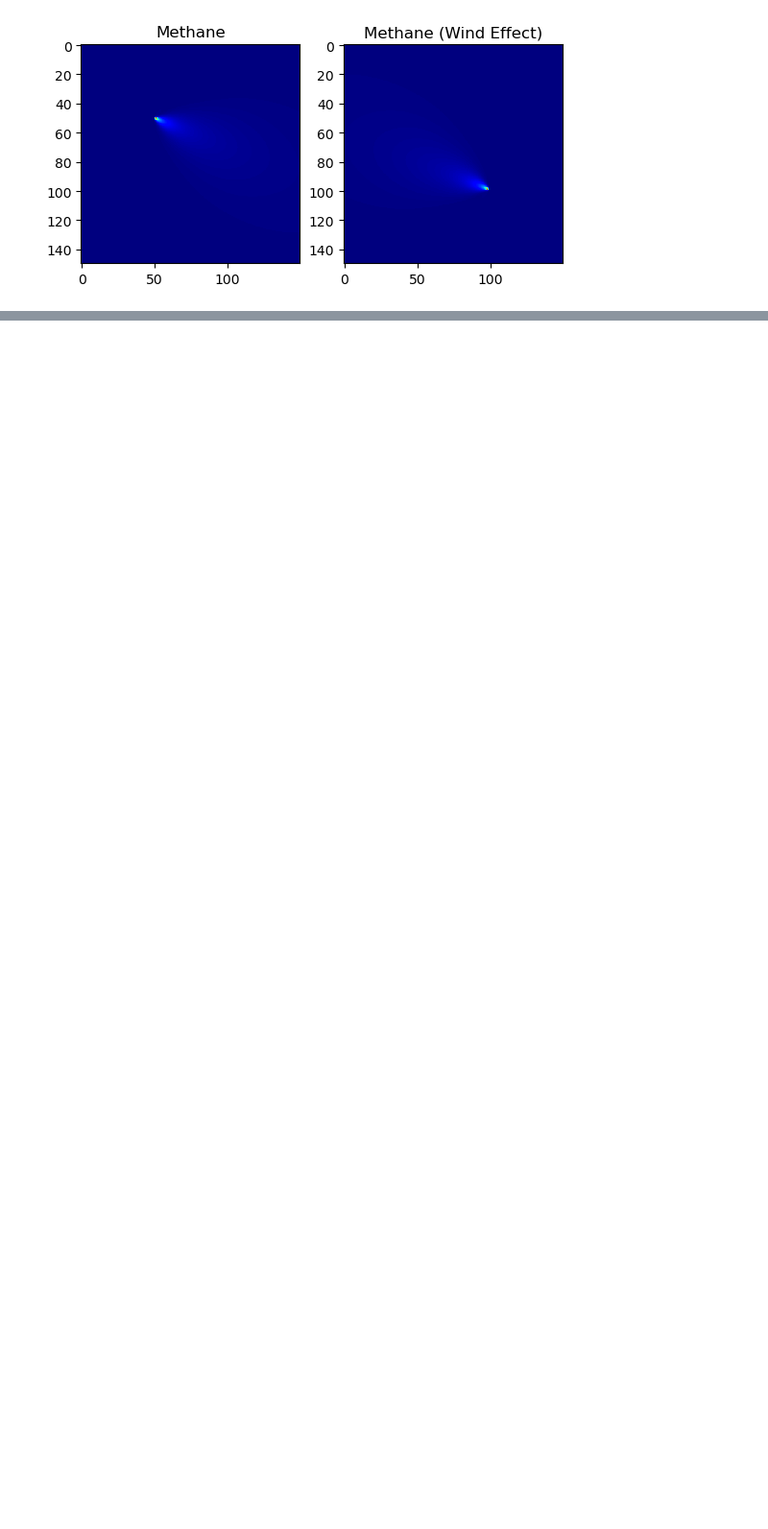
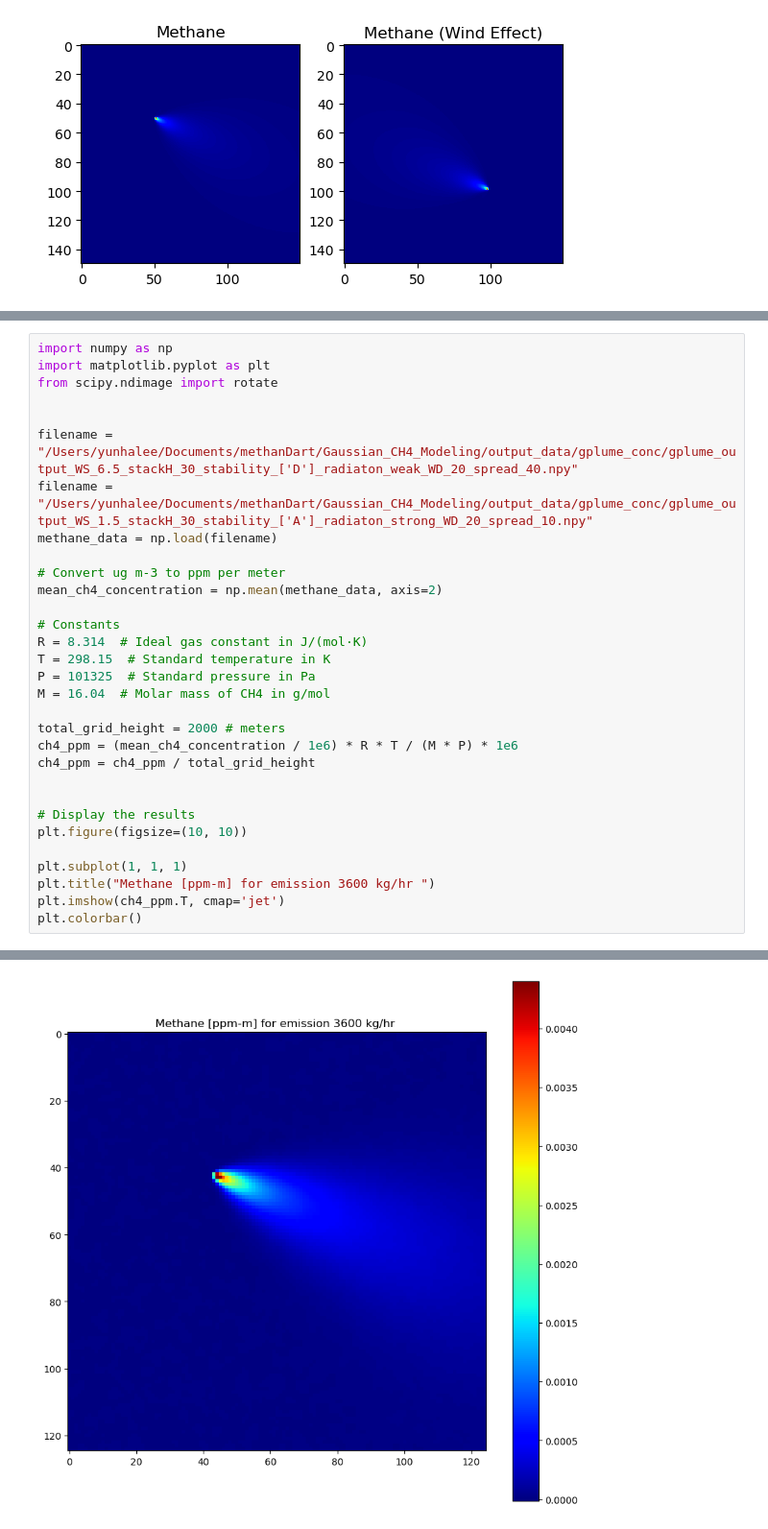
Before and after one commit to yunhal/CH4_dispersion, a Jupyter notebook: code/compare_ch4_absorption_data.ipynb, the cells around one changed output, grey strips where cells are left out. Shown at 96% size. Cells and saved outputs as stored; diff of their text form; blank space fills up the shorter version.

Commit message:
CH4 concentration in ppm-m

```diff
--- a/code/compare_ch4_absorption_data.ipynb
+++ b/code/compare_ch4_absorption_data.ipynb
@@ -180,0 +183,32 @@ plt.show()
+# %%
+import numpy as np
+import matplotlib.pyplot as plt
+from scipy.ndimage import rotate
+
+
+filename = "/Users/yunhalee/Documents/methanDart/Gaussian_CH4_Modeling/output_data/gplume_conc/gplume_output_WS_6.5_stackH_30_stability_['D']_radiaton_weak_WD_20_spread_40.npy"
+filename = "/Users/yunhalee/Documents/methanDart/Gaussian_CH4_Modeling/output_data/gplume_conc/gplume_output_WS_1.5_stackH_30_stability_['A']_radiaton_strong_WD_20_spread_10.npy"
+methane_data = np.load(filename)
+
+# Convert ug m-3 to ppm per meter
+mean_ch4_concentration = np.mean(methane_data, axis=2)
+
+# Constants
+R = 8.314  # Ideal gas constant in J/(mol·K)
+T = 298.15  # Standard temperature in K
+P = 101325  # Standard pressure in Pa
+M = 16.04  # Molar mass of CH4 in g/mol
+
+total_grid_height = 2000 # meters
+ch4_ppm = (mean_ch4_concentration / 1e6) * R * T / (M * P) * 1e6
+ch4_ppm = ch4_ppm / total_grid_height
+
+
+# Display the results
+plt.figure(figsize=(10, 10))
+
+plt.subplot(1, 1, 1)
+plt.title("Methane [ppm-m] for emission 3600 kg/hr ")
+plt.imshow(ch4_ppm.T, cmap='jet')
+plt.colorbar()
+# %% [output]
@@ -181,3 +216,4 @@ plt.show()
+[figure, added]
 # %%
 import xarray as xr
 import rioxarray
```
Also changed, not shown: parts of 3 cells of this notebook, 1 other file.
